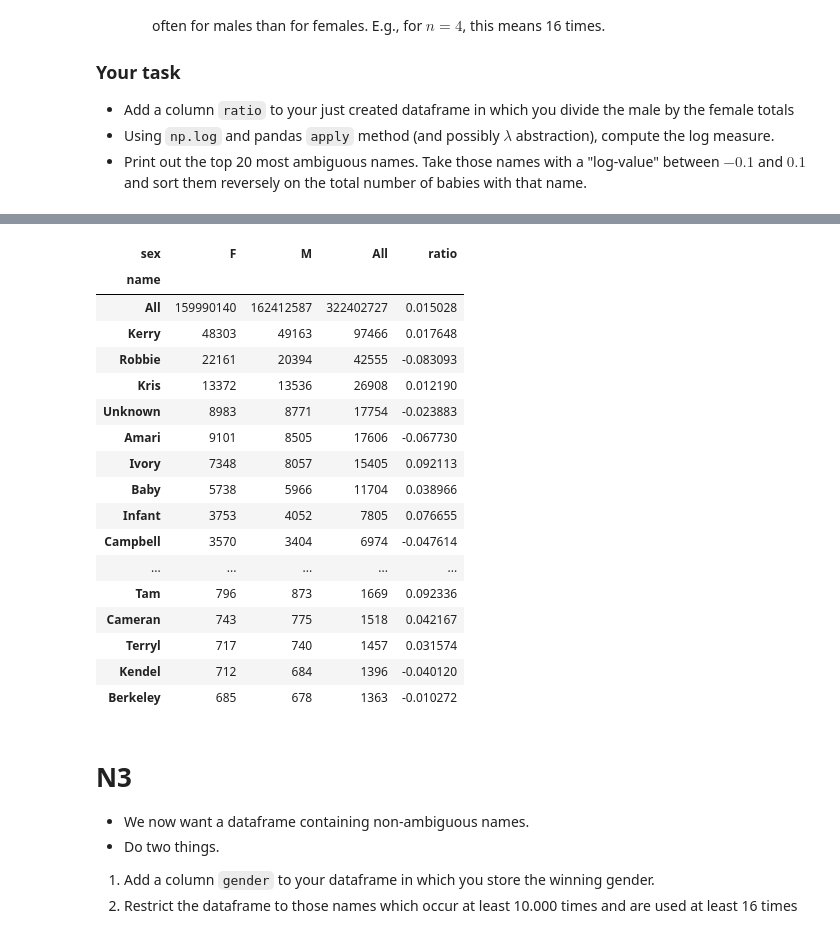
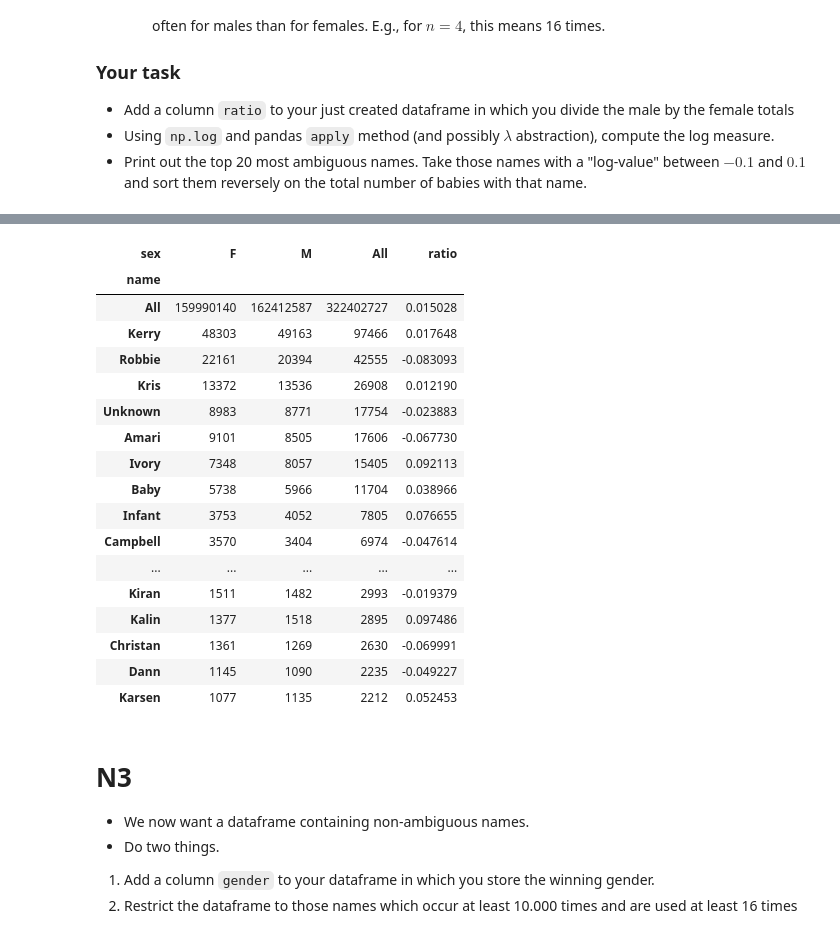
Before and after one commit to dylanwijman/data-science, a Jupyter notebook: Week 3/Assignment3 - pt1 + pt2.ipynb_new.ipynb, the cells around one changed output, grey strips where cells are left out. Drawn from its saved outputs; the diff is of its cells as text; code cells hidden in the pictures.

```diff
--- a/Week 3/Assignment3 - pt1 + pt2.ipynb_new.ipynb
+++ b/Week 3/Assignment3 - pt1 + pt2.ipynb_new.ipynb
@@ -274,8 +273,9 @@ names.head(20)
 # %%
 #Vind voor elke naam het totaal aantal jongens en het totaal aantal meisjes met die naam (totalen dus genomen over alle jaren)
 total_births = names.pivot_table(values='births', index='name',columns='sex', aggfunc=sum, margins=True)
-total_births = total_births.sort_values(by='All', ascending=False)
-total_births.head(20)
+
+#Omgekeer sorteren op totaal aantal namen & top 20
+total_births.sort_values(by='All', ascending=False).head(20)
 # %% [output]
 | sex | F | M | All |
 | name |  |  |  |
@@ -335,28 +315,31 @@ total_births.head(20)
 # %%
+#Kopie maken van de originele total_births
 total_birthsN2 = total_births.copy(deep=True)
 
+#Selecteren van de ambigue namen waar de ratio waarde tussen -0.1 en 0.1 liggen
 total_birthsN2 = total_birthsN2[(total_birthsN2['ratio'] > -0.1) & (total_birthsN2['ratio'] < 0.1)]
-total_birthsN2 = total_birthsN2.sort_values(by='All', ascending=False)
-total_birthsN2.head(30)
+
+#Omgekeer sorteren op totaal aantal namen & top 20
+total_birthsN2.sort_values(by='All', ascending=False).head(20)
 # %% [output]
 | sex | F | M | All | ratio |
 | name |  |  |  |  |
 | All | 159990140 | 162412587 | 322402727 | 0.015028 |
 | Kerry | 48303 | 49163 | 97466 | 0.017648 |
 | Robbie | 22161 | 20394 | 42555 | -0.083093 |
 | Kris | 13372 | 13536 | 26908 | 0.012190 |
 | Unknown | 8983 | 8771 | 17754 | -0.023883 |
 | Amari | 9101 | 8505 | 17606 | -0.067730 |
 | Ivory | 7348 | 8057 | 15405 | 0.092113 |
 | Baby | 5738 | 5966 | 11704 | 0.038966 |
 | Infant | 3753 | 4052 | 7805 | 0.076655 |
 | Campbell | 3570 | 3404 | 6974 | -0.047614 |
 | ... | ... | ... | ... | ... |
-| Tam | 796 | 873 | 1669 | 0.092336 |
-| Cameran | 743 | 775 | 1518 | 0.042167 |
-| Terryl | 717 | 740 | 1457 | 0.031574 |
-| Kendel | 712 | 684 | 1396 | -0.040120 |
-| Berkeley | 685 | 678 | 1363 | -0.010272 |
+| Kiran | 1511 | 1482 | 2993 | -0.019379 |
+| Kalin | 1377 | 1518 | 2895 | 0.097486 |
+| Christan | 1361 | 1269 | 2630 | -0.069991 |
+| Dann | 1145 | 1090 | 2235 | -0.049227 |
+| Karsen | 1077 | 1135 | 2212 | 0.052453 |
 # %% [markdown]
 # N3
 
```
Also changed, not shown: parts of 4 cells of this notebook.
